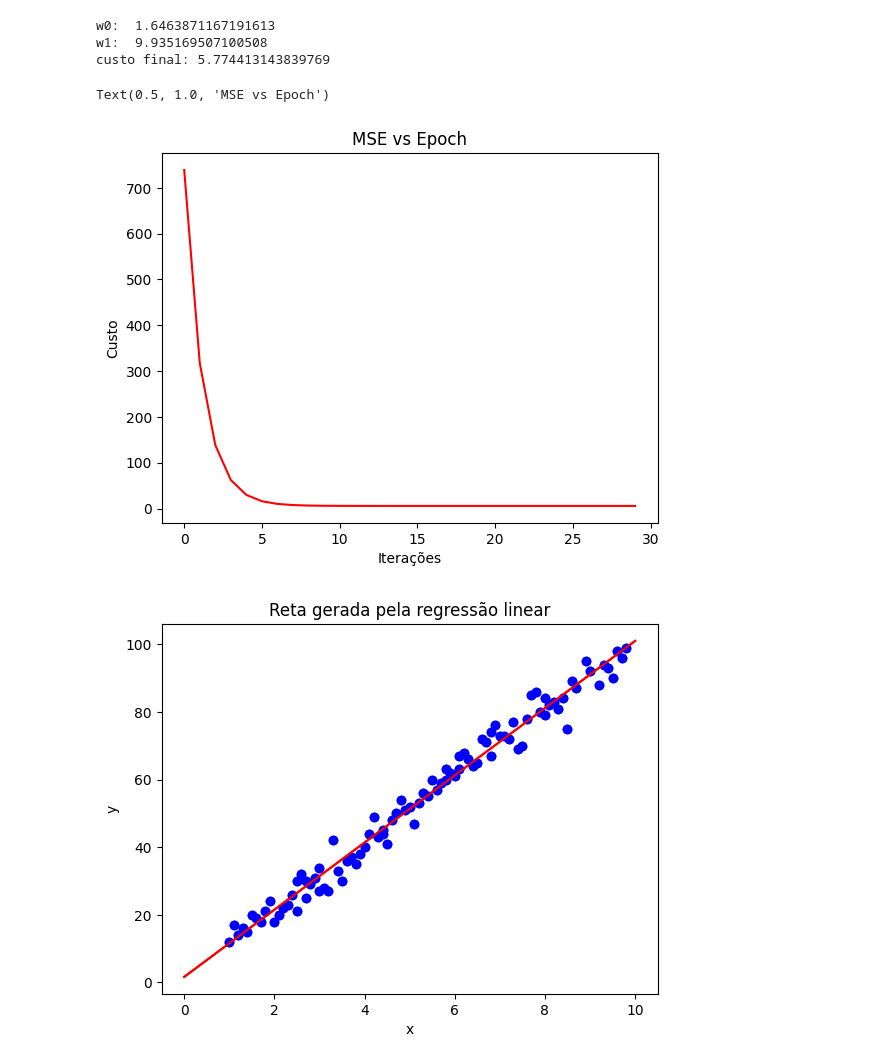
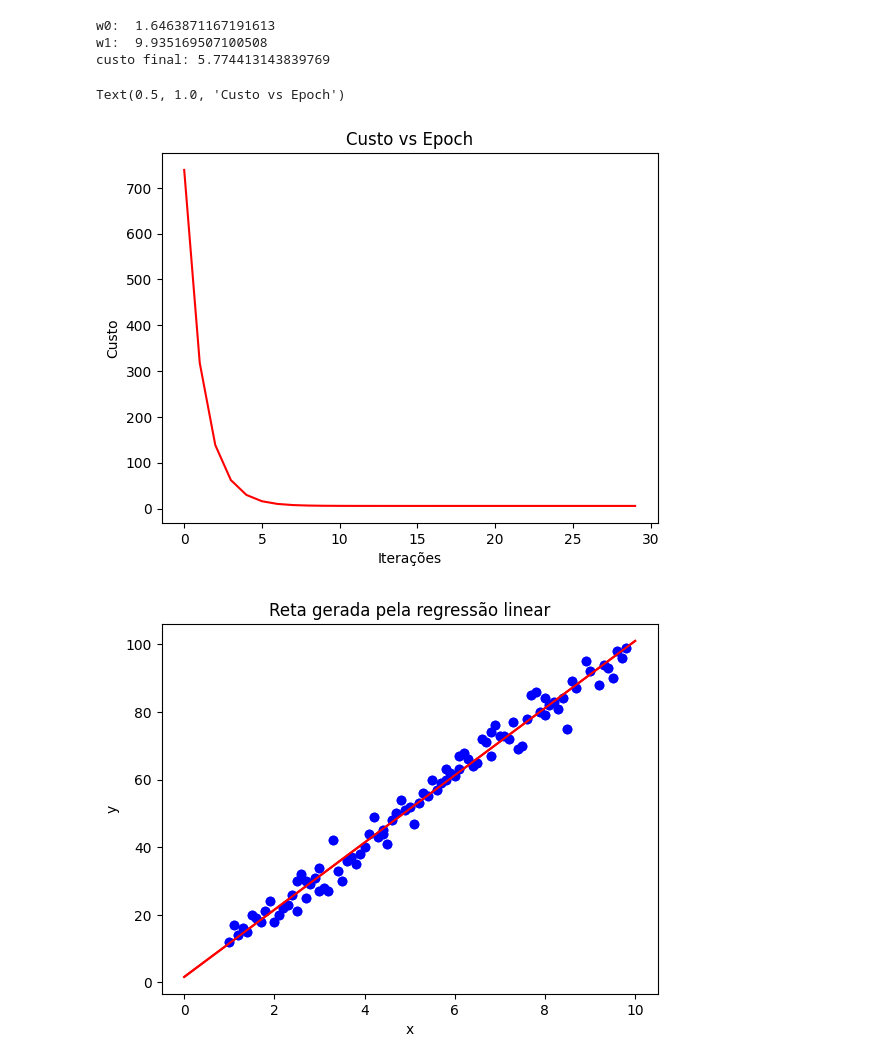
Before and after one commit to carloshenrique021/IC, a Jupyter notebook: grad_desc.ipynb, the cells around one changed output. Cells and saved outputs as stored; diff of their text form; code cells hidden in the pictures.

```diff
--- a/grad_desc.ipynb
+++ b/grad_desc.ipynb
@@ -34,7 +34,7 @@ def plot_line(X,y,w0,w1):
     plt.plot(X,y,'bo')
 # %%
 # função do erro medio quadrado
-def mse(X, y, w0, w1):
+def cost_function(X, y, w0, w1):
     cost = 0
     m = float(len(X))
 
@@ -71,7 +71,7 @@ def gradient_descent(w0,w1,X,y,lr,epoch):
     for i in range(epoch):
         w0,w1 = gradient_descent_step(w0,w1,X,y,lr)
 
-        cost_atual = mse(X,y,w0,w1)
+        cost_atual = cost_function(X,y,w0,w1)
         cost[i] = cost_atual
         w0_hist[i]=w0
         w1_hist[i]=w1
@@ -95,19 +95,19 @@ def gradient_descent(w0,w1,X,y,lr,epoch):
 # %%
 # plot do custo
 
 w0, w1, cost, w0_hist, w1_hist = gradient_descent(w0, w1, X, y, lr, epoch)
 
 fig, ax = plt.subplots()
 ax.plot(np.arange(len(cost)), cost, 'r')
 ax.set_xlabel('Iterações')
 ax.set_ylabel('Custo')
-ax.set_title("MSE vs Epoch")
+ax.set_title("Custo vs Epoch")
 # %% [output]
 w0:  1.6463871167191613
 w1:  9.935169507100508
 custo final: 5.774413143839769
-Text(0.5, 1.0, 'MSE vs Epoch')
+Text(0.5, 1.0, 'Custo vs Epoch')
-[figure, old version]
+[figure, new version]
 # %%
 plot_line(X,y,w0,w1)
 plt.xlabel('x')
```
Also changed, not shown: parts of 3 cells of this notebook.
